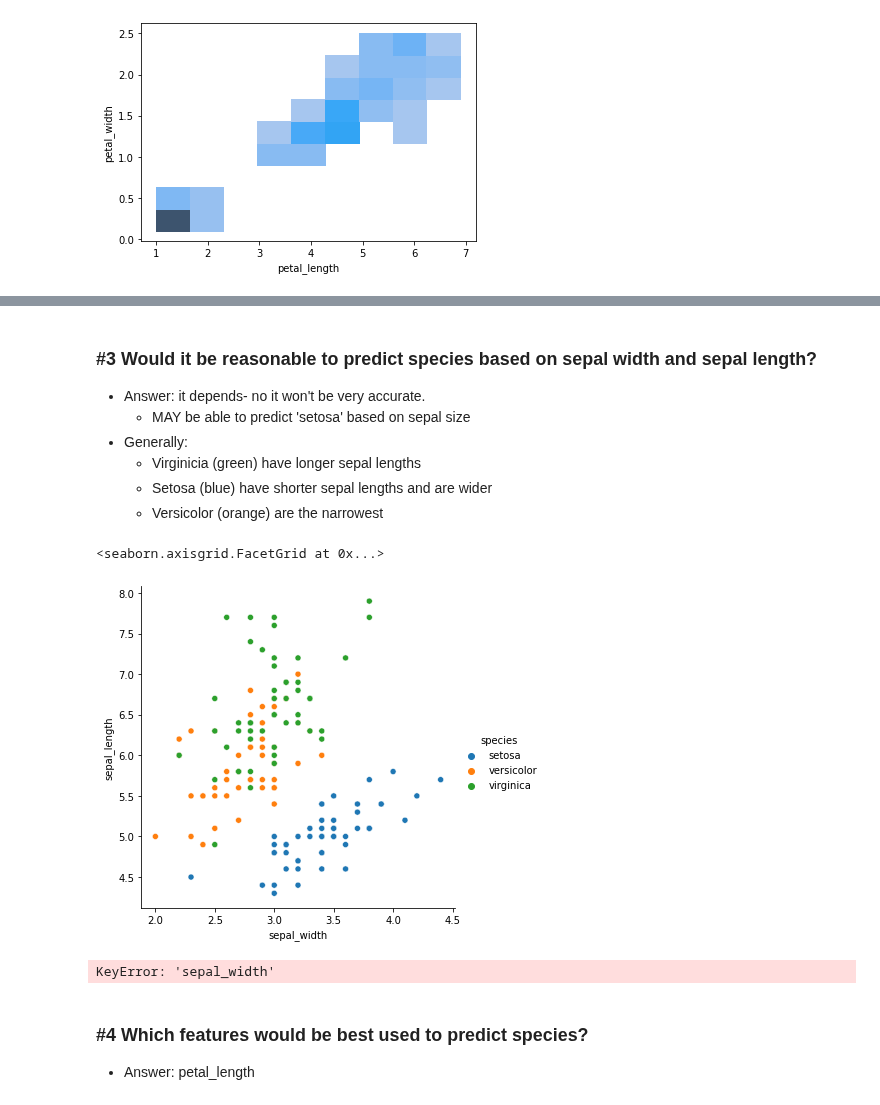
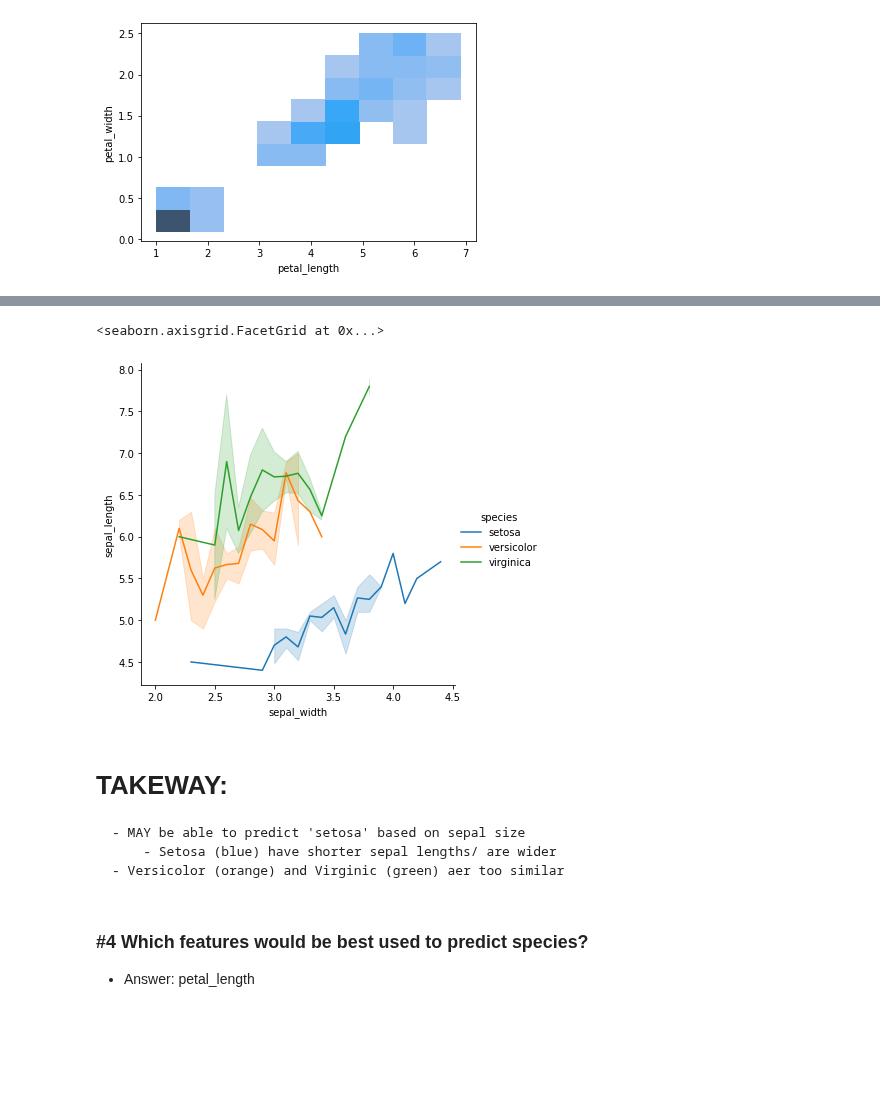
Before and after one commit to natasharivers/numpy-pandas-visualization-exercises, a Jupyter notebook: seaborn_exercises.ipynb, the cells around one changed output, grey strips where cells are left out. Drawn from its saved outputs; the diff is of its cells as text; code cells hidden in the pictures; blank space fills up the shorter version.

```diff
--- a/seaborn_exercises.ipynb
+++ b/seaborn_exercises.ipynb
@@ -54,20 +66,13 @@ sns.histplot(data = iris_ds, x='petal_length', y='petal_width')
+# %%
+sns.relplot(data = iris_ds, x='sepal_width', y='sepal_length', hue ='species', kind='line')
+# %% [output]
+<seaborn.axisgrid.FacetGrid at 0x...>
+[figure, added]
 # %% [markdown]
-### #3 Would it be reasonable to predict species based on sepal width and sepal length?
-- Answer: it depends- no it won't be very accurate.
+# TAKEWAY:
     - MAY be able to predict 'setosa' based on sepal size
-- Generally:
-    - Virginicia (green) have longer sepal lengths
-    - Setosa (blue) have shorter sepal lengths and are wider
-    - Versicolor (orange) are the narrowest
+        - Setosa (blue) have shorter sepal lengths/ are wider
+    - Versicolor (orange) and Virginic (green) aer too similar
-# %%
-sns.relplot(data = iris_ds, x='sepal_width', y='sepal_length', hue ='species')
-# %% [output]
-<seaborn.axisgrid.FacetGrid at 0x...>
-[figure, removed]
-# %%
-swiss_ds.groupby('sepal_width').agg('mean')
-# %% [output]
-KeyError: 'sepal_width'
 # %% [markdown]
 ### #4 Which features would be best used to predict species?
 - Answer: petal_length
```
Also changed, not shown: parts of 2 cells of this notebook.
